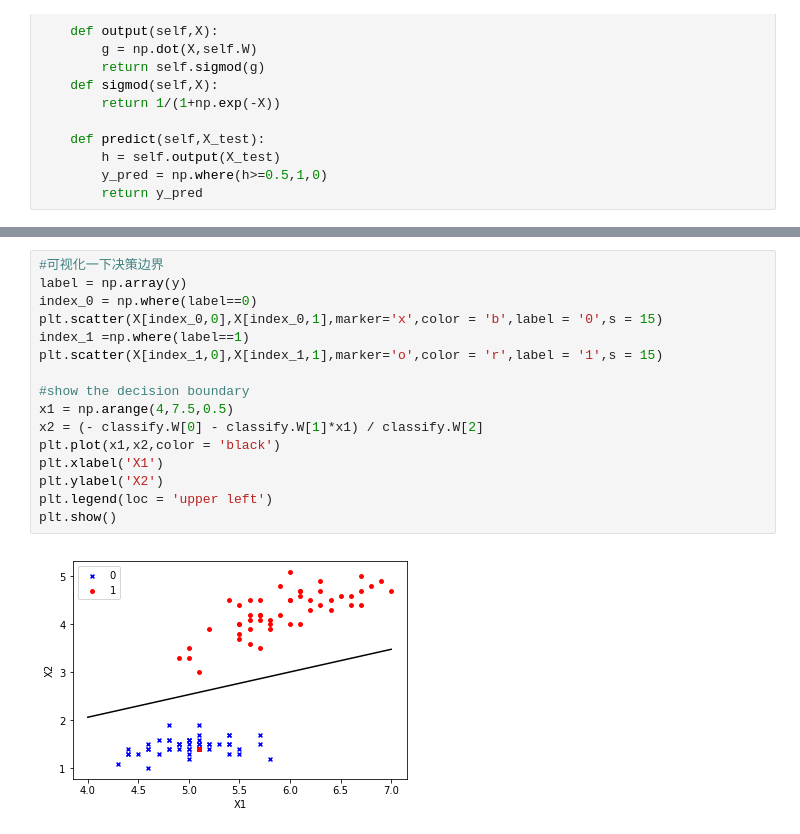
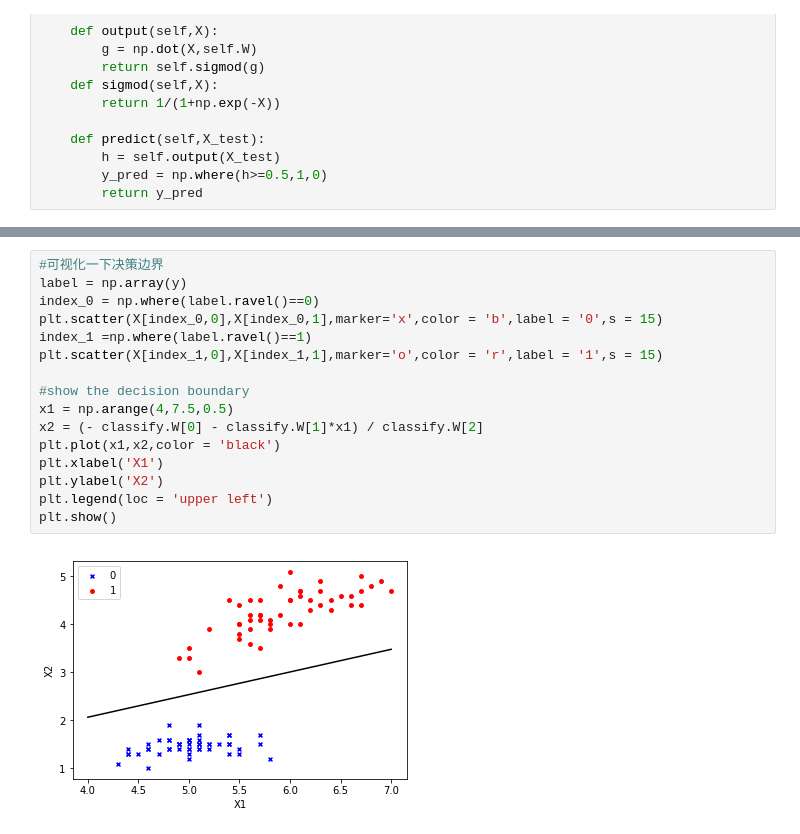
Before and after one commit to TingNie/Coursera-ML-using-matlab-python, a Jupyter notebook: logic.ipynb, the cells around one changed output, grey strips where cells are left out. Drawn from its saved outputs; the diff is of its cells as text.

```diff
--- a/logic.ipynb
+++ b/logic.ipynb
@@ -300,18 +300,18 @@ i=1800,error=0.067732
 # %%
 #可视化一下决策边界
 label = np.array(y)
-index_0 = np.where(label==0)
+index_0 = np.where(label.ravel()==0)
 plt.scatter(X[index_0,0],X[index_0,1],marker='x',color = 'b',label = '0',s = 15)
-index_1 =np.where(label==1)
+index_1 =np.where(label.ravel()==1)
 plt.scatter(X[index_1,0],X[index_1,1],marker='o',color = 'r',label = '1',s = 15)
 
 #show the decision boundary
 x1 = np.arange(4,7.5,0.5)
 x2 = (- classify.W[0] - classify.W[1]*x1) / classify.W[2]
 plt.plot(x1,x2,color = 'black')
 plt.xlabel('X1')
 plt.ylabel('X2')
 plt.legend(loc = 'upper left')
 plt.show()
 # %% [output]
-[figure, old version]
+[figure, new version]
```
Also changed, not shown: parts of 4 cells of this notebook, 2 other files.
